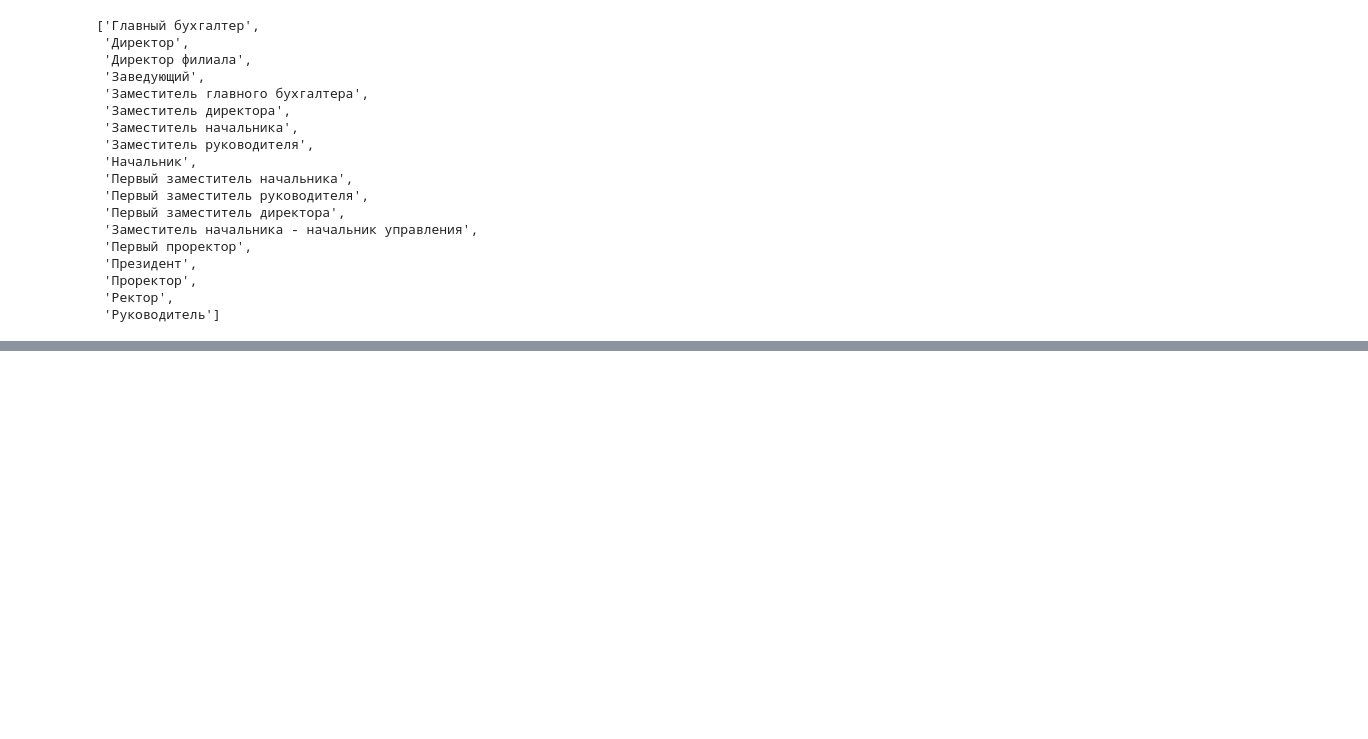
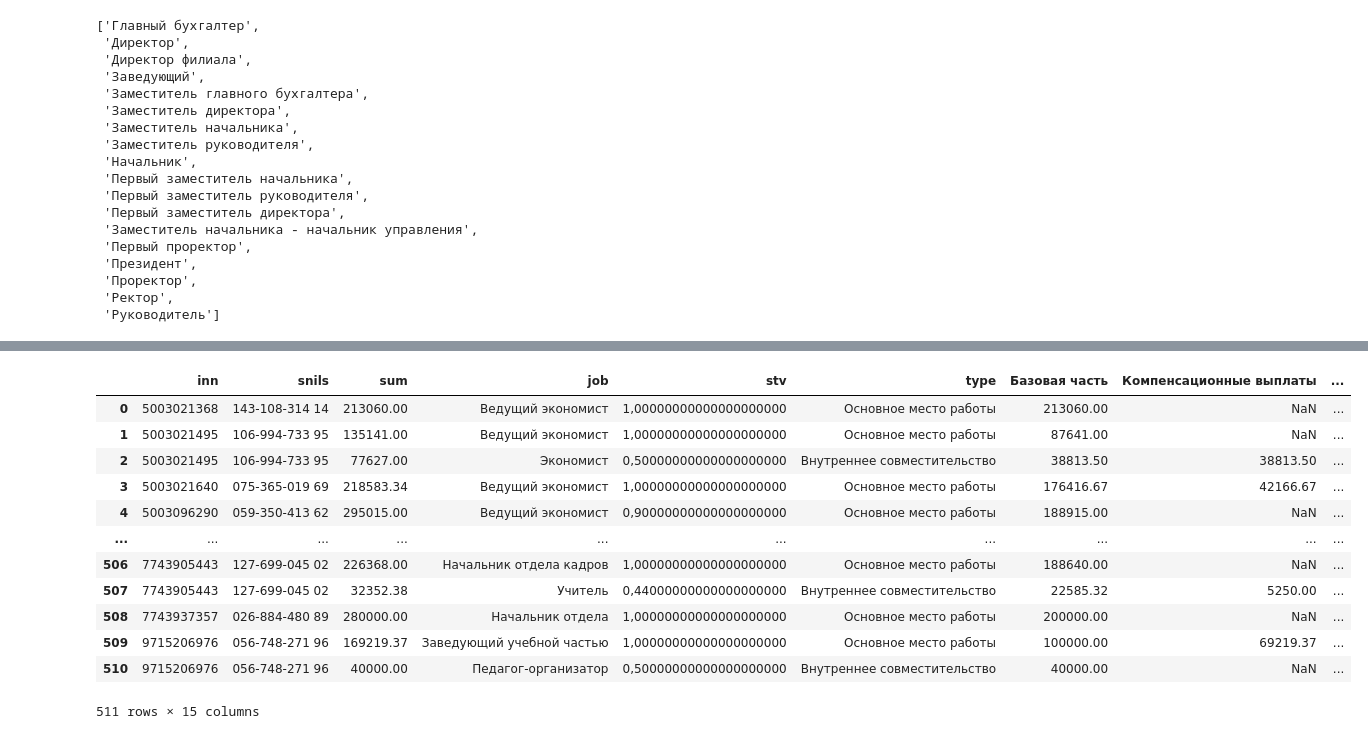
Before and after one commit to Mr-Maxraw/cfo-parser, a Jupyter notebook: counting/cnt_200+.ipynb, the cells around one changed output, grey strips where cells are left out. Drawn from its saved outputs; the diff is of its cells as text; code cells hidden in the pictures; blank space fills up the shorter version.

```diff
--- a/counting/cnt_200+.ipynb
+++ b/counting/cnt_200+.ipynb
@@ -114,0 +292,16 @@ aup
+# %%
+pd.merge(t_ans, pretty_big_ans, how='left')
+# %% [output]
+|  | inn | snils | sum | job | stv | type | Базовая часть | Компенсационные выплаты | ... |
+| 0 | 5003021368 | 143-108-314 14 | 213060.00 | Ведущий экономист | 1,00000000000000000000 | Основное место работы | 213060.00 | NaN | ... |
+| 1 | 5003021495 | 106-994-733 95 | 135141.00 | Ведущий экономист | 1,00000000000000000000 | Основное место работы | 87641.00 | NaN | ... |
+| 2 | 5003021495 | 106-994-733 95 | 77627.00 | Экономист | 0,50000000000000000000 | Внутреннее совместительство | 38813.50 | 38813.50 | ... |
+| 3 | 5003021640 | 075-365-019 69 | 218583.34 | Ведущий экономист | 1,00000000000000000000 | Основное место работы | 176416.67 | 42166.67 | ... |
+| 4 | 5003096290 | 059-350-413 62 | 295015.00 | Ведущий экономист | 0,90000000000000000000 | Основное место работы | 188915.00 | NaN | ... |
+| ... | ... | ... | ... | ... | ... | ... | ... | ... | ... |
+| 506 | 7743905443 | 127-699-045 02 | 226368.00 | Начальник отдела кадров | 1,00000000000000000000 | Основное место работы | 188640.00 | NaN | ... |
+| 507 | 7743905443 | 127-699-045 02 | 32352.38 | Учитель | 0,44000000000000000000 | Внутреннее совместительство | 22585.32 | 5250.00 | ... |
+| 508 | 7743937357 | 026-884-480 89 | 280000.00 | Начальник отдела | 1,00000000000000000000 | Основное место работы | 200000.00 | NaN | ... |
+| 509 | 9715206976 | 056-748-271 96 | 169219.37 | Заведующий учебной частью | 1,00000000000000000000 | Основное место работы | 100000.00 | 69219.37 | ... |
+| 510 | 9715206976 | 056-748-271 96 | 40000.00 | Педагог-организатор | 0,50000000000000000000 | Внутреннее совместительство | 40000.00 | NaN | ... |
+511 rows × 15 columns
```
Also changed, not shown: parts of 42 cells of this notebook.
